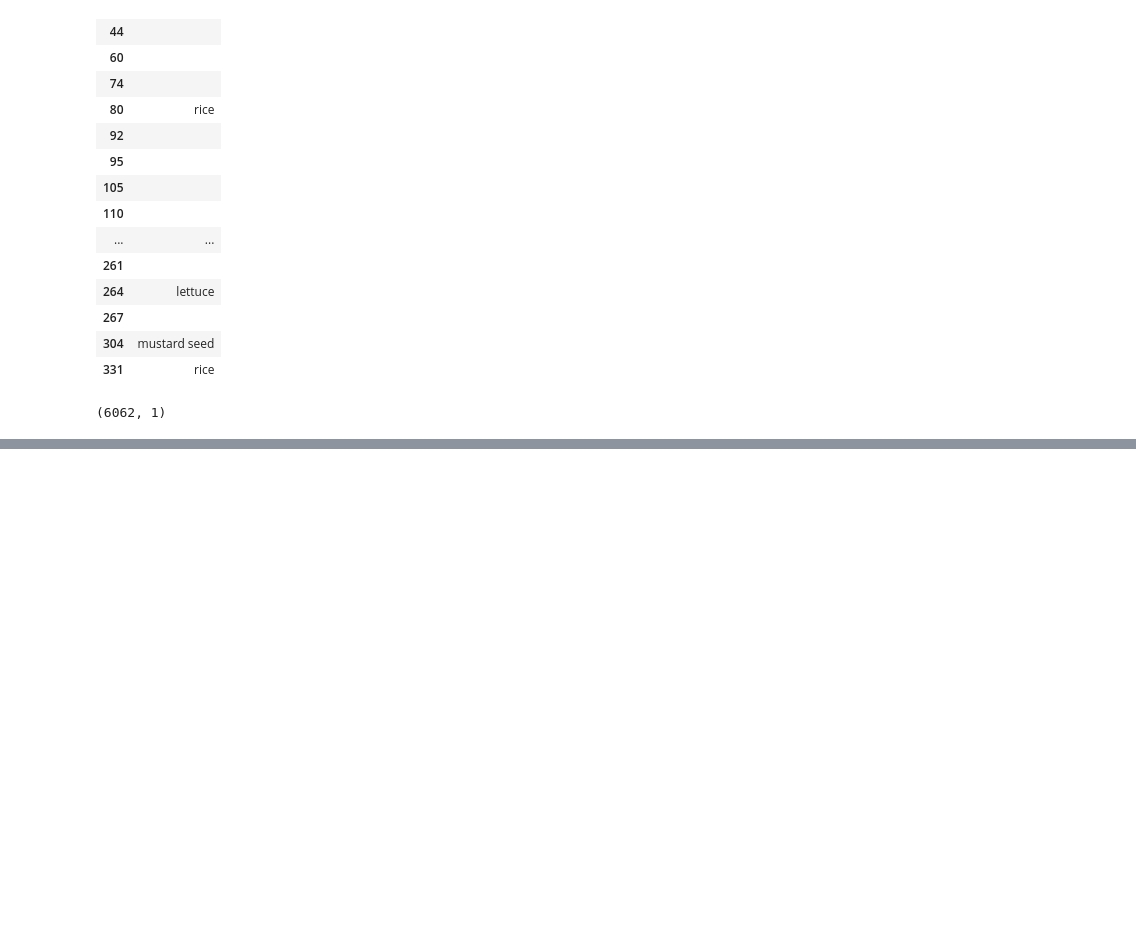
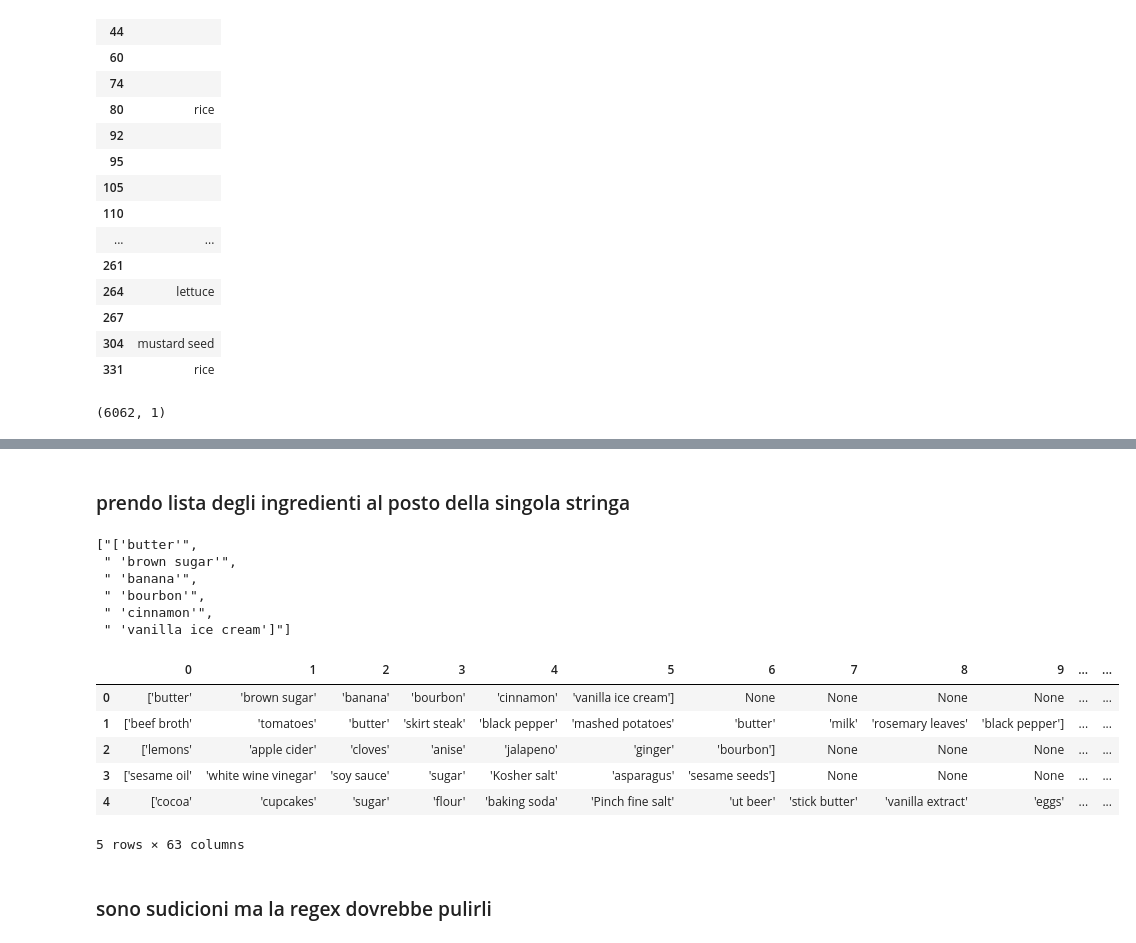
Before and after one commit to lavo2/HLT-Project, a Jupyter notebook: lavo.ipynb, the cells around one changed output, grey strips where cells are left out. Drawn from its saved outputs; the diff is of its cells as text; code cells hidden in the pictures; blank space fills up the shorter version.

```diff
--- a/lavo.ipynb
+++ b/lavo.ipynb
@@ -260,0 +287,2 @@ cleaned_df.shape
+# %%
+df = pd.read_csv('./dataset/ner_recipes_balanced.csv')
@@ -260,0 +298,28 @@ cleaned_df.shape
+# %% [markdown]
+### prendo lista degli ingredienti al posto della singola stringa
+# %%
+ingredients = []
+for i in range(len(df)):
+    ing = (df['ingredients'][i].split(','))
+    ingredients.append(ing)
+ingredients[0]
+# %% [output]
+["['butter'",
+ " 'brown sugar'",
+ " 'banana'",
+ " 'bourbon'",
+ " 'cinnamon'",
+ " 'vanilla ice cream']"]
+# %%
+df = pd.DataFrame(ingredients)
+df.head()
+# %% [output]
+|  | 0 | 1 | 2 | 3 | 4 | 5 | 6 | 7 | 8 | 9 | ... | ... |
+| 0 | ['butter' | 'brown sugar' | 'banana' | 'bourbon' | 'cinnamon' | 'vanilla ice cream'] | None | None | None | None | ... | ... |
+| 1 | ['beef broth' | 'tomatoes' | 'butter' | 'skirt steak' | 'black pepper' | 'mashed potatoes' | 'butter' | 'milk' | 'rosemary leaves' | 'black pepper'] | ... | ... |
+| 2 | ['lemons' | 'apple cider' | 'cloves' | 'anise' | 'jalapeno' | 'ginger' | 'bourbon'] | None | None | None | ... | ... |
+| 3 | ['sesame oil' | 'white wine vinegar' | 'soy sauce' | 'sugar' | 'Kosher salt' | 'asparagus' | 'sesame seeds'] | None | None | None | ... | ... |
+| 4 | ['cocoa' | 'cupcakes' | 'sugar' | 'flour' | 'baking soda' | 'Pinch fine salt' | 'ut beer' | 'stick butter' | 'vanilla extract' | 'eggs' | ... | ... |
+5 rows × 63 columns
+# %% [markdown]
+### sono sudicioni ma la regex dovrebbe pulirli
```
Also changed, not shown: parts of 15 cells of this notebook, 1 other file.
